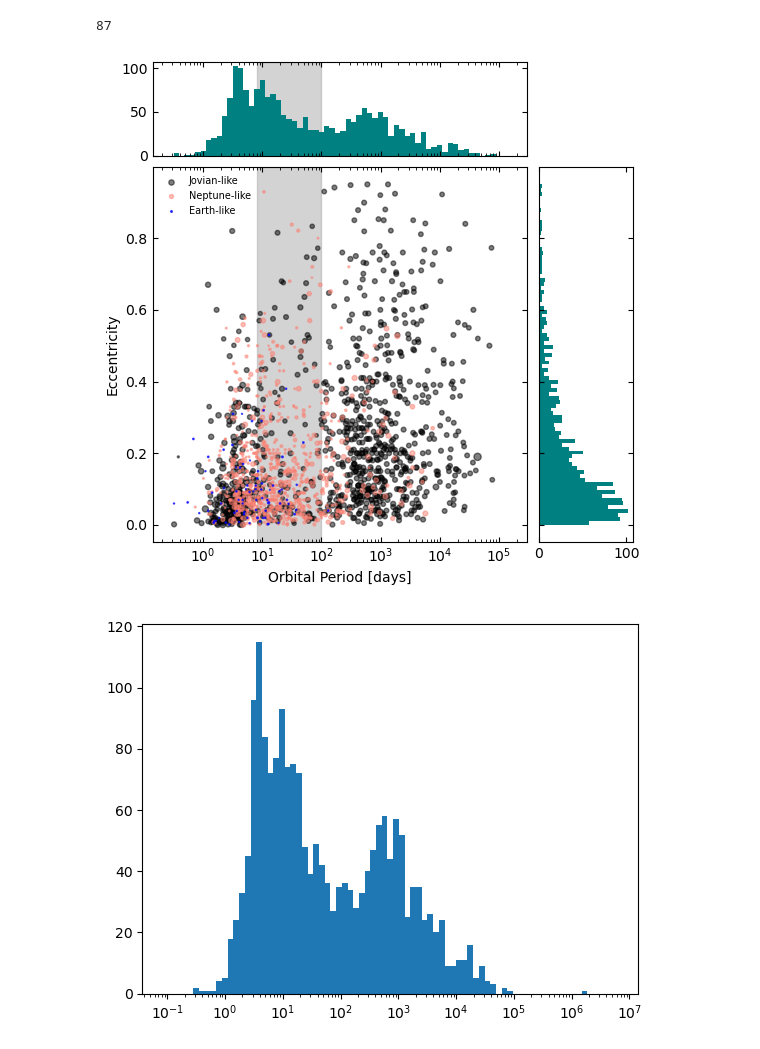
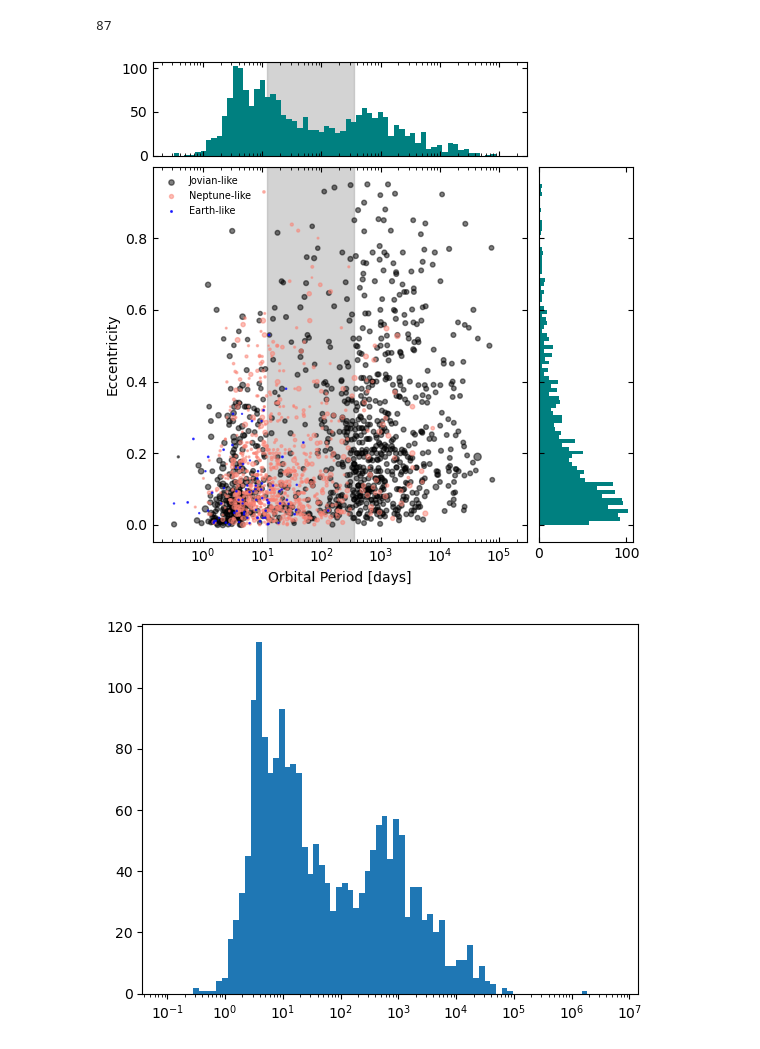
Before and after one commit to ylaksl/Exoplanets-Stats, a Jupyter notebook: exoplanet-stats.ipynb, the cells around one changed output. Drawn from its saved outputs; the diff is of its cells as text; code cells hidden in the pictures.

```diff
--- a/exoplanet-stats.ipynb
+++ b/exoplanet-stats.ipynb
@@ -237,36 +237,36 @@ gs = fig.add_gridspec(2, 2,  width_ratios=(4, 1), height_ratios=(1, 4),
 ax = fig.add_subplot(gs[1, 0])
 ax_histx = fig.add_subplot(gs[0, 0], sharex=ax)
 ax_histy = fig.add_subplot(gs[1, 1], sharey=ax)
 
-ax.axvspan(8, 100, alpha=0.5, color='darkgray')
-ax_histx.axvspan(8, 100, alpha=0.5, color='darkgray')
+ax.axvspan(12, 350, alpha=0.5, color='darkgray')
+ax_histx.axvspan(12, 350, alpha=0.5, color='darkgray')
 
 
 ax.scatter(res3['pl_orbper'], res3['pl_orbeccen'], s =  res3['pl_radj'] * 10, c = 'black', marker = 'o', alpha = 0.5, label = 'Jovian-like') ## jupiters
 ax.scatter(res2['pl_orbper'], res2['pl_orbeccen'], s =  res2['pl_radj'] * 10, c = 'salmon', marker = 'o',alpha = 0.5, label = 'Neptune-like') ## netunos
 ax.scatter(res1['pl_orbper'], res1['pl_orbeccen'], s = res1['pl_radj'] * 10, c = 'blue', marker = 'o', alpha = 0.7, label = 'Earth-like') ## terras
 ax.legend(fontsize = 7,frameon = False)
 ax.set_xlabel('Orbital Period [days]')
 ax.set_ylabel('Eccentricity')
 
 
 ax.set_xscale('log')
 ax.set_xlim(0,3e5)
 ax.tick_params(direction='in', which = 'both', bottom = 1, top =1, left = 1, right = 1)
 
 ax_histx.tick_params(axis="x", labelbottom=False)
 ax_histy.tick_params(axis="y", labelleft=False)
 ax_histx.tick_params(direction='in', which = 'both', bottom = 1, top =1, left = 1, right = 1)
 ax_histy.tick_params(direction='in', which = 'both', bottom = 1, top =1, left = 1, right = 1)
 
 
 ax_histx.hist(plot5['pl_orbper'], bins=bins_orb, color = 'teal')
 ax_histy.hist(plot5['pl_orbeccen'], bins=bins_e, orientation='horizontal', color = 'teal')
 ax_histx.set_xscale('log')
 
 plt.show()
 # %% [output]
-[figure, old version]
+[figure, new version]
 # %%
 data = plot5['pl_orbper']
 bin_edges = np.logspace(np.log10(data.min()), np.log10(data.max()), num=80)  # Adjust `num` for more or fewer bins
```
